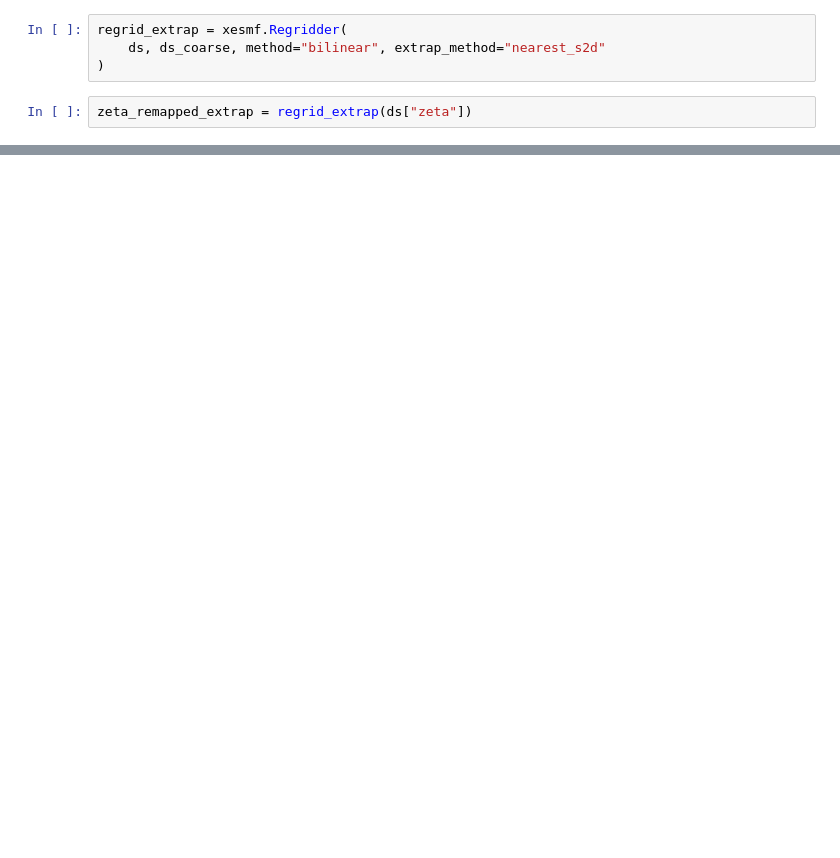
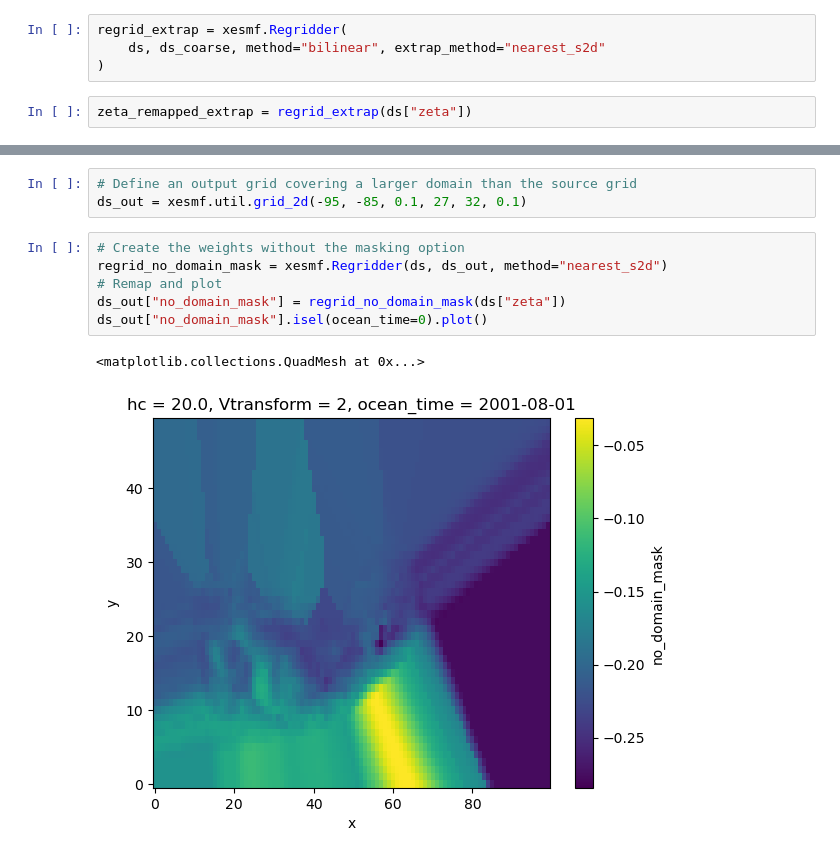
Before and after one commit to pangeo-data/xESMF, a Jupyter notebook: doc/notebooks/Masking.ipynb, the cells around one changed output, grey strips where cells are left out. Saved outputs shown, nothing was run; the diff lists cells and outputs as text; blank space fills up the shorter version.

Commit message:
Adding Regridder option to mask out-of-source-domain data points for nearest_s2d method

```diff
--- a/doc/notebooks/Masking.ipynb
+++ b/doc/notebooks/Masking.ipynb
@@ -256,0 +149,12 @@ zeta_remapped_extrap.isel(ocean_time=0).plot()
+# %%
+# Define an output grid covering a larger domain than the source grid
+ds_out = xesmf.util.grid_2d(-95, -85, 0.1, 27, 32, 0.1)
+# %%
+# Create the weights without the masking option
+regrid_no_domain_mask = xesmf.Regridder(ds, ds_out, method="nearest_s2d")
+# Remap and plot
+ds_out["no_domain_mask"] = regrid_no_domain_mask(ds["zeta"])
+ds_out["no_domain_mask"].isel(ocean_time=0).plot()
+# %% [output]
+<matplotlib.collections.QuadMesh at 0x...>
+[figure, added]
```
Also changed, not shown: parts of 33 cells of this notebook, 5 other files.
